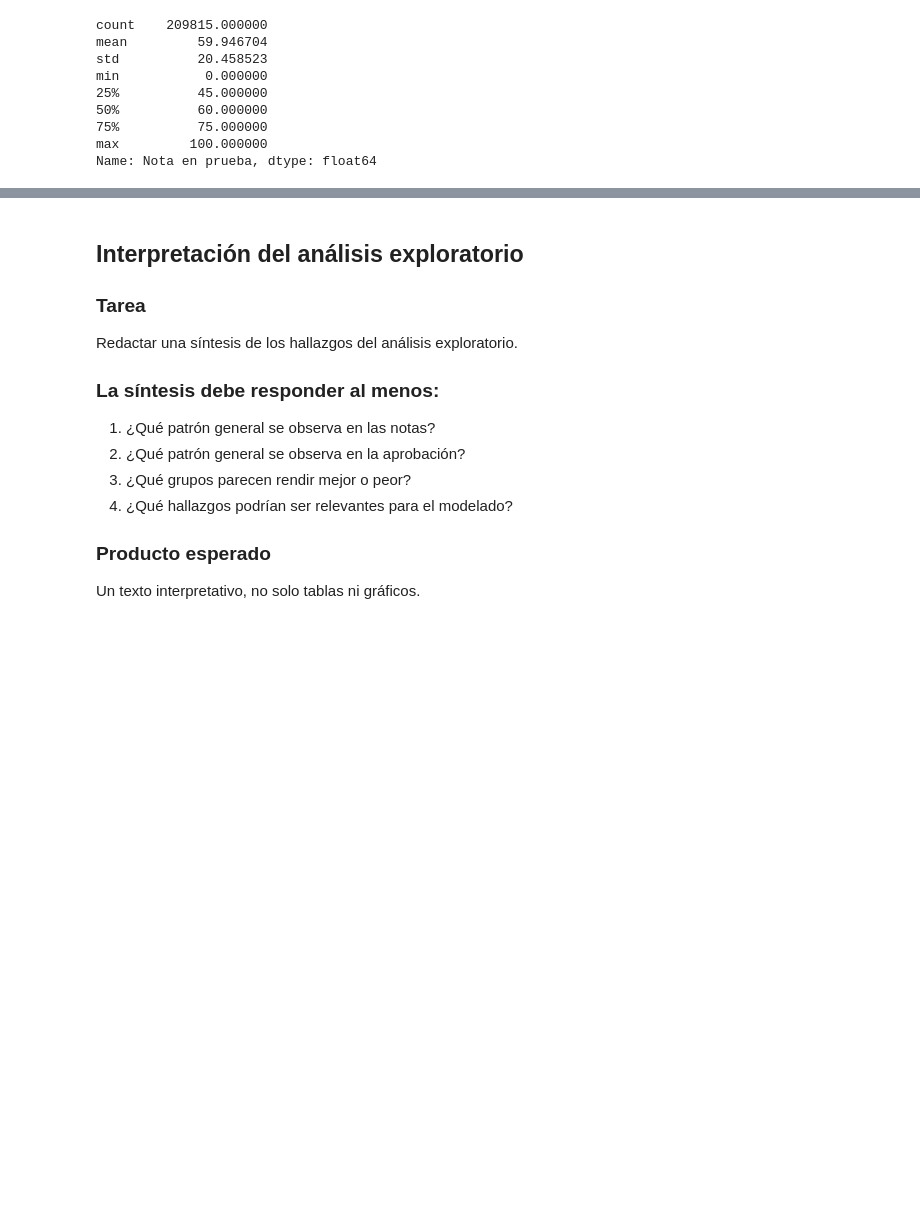
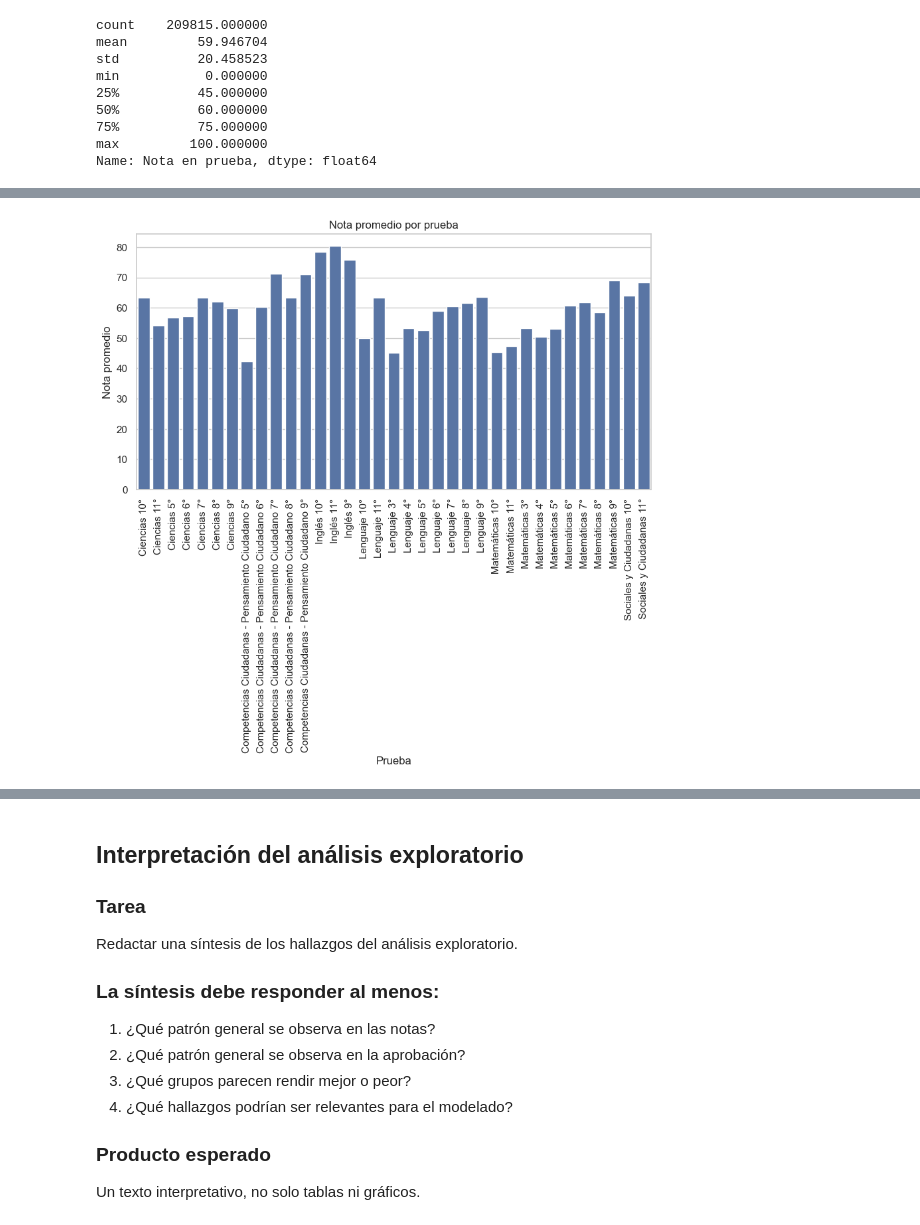
Before and after one commit to RamiroSeb2021/CXAI_M, a Jupyter notebook: Taller_LIME_SHAP_base_real.ipynb, the cells around one changed output, grey strips where cells are left out. Saved outputs shown, nothing was run; the diff lists cells and outputs as text; code cells hidden in the pictures; blank space fills up the shorter version.

```diff
--- a/Taller_LIME_SHAP_base_real.ipynb
+++ b/Taller_LIME_SHAP_base_real.ipynb
@@ -282,0 +320,16 @@ plt.show()
+# %%
+nota_prueba = df.groupby("Prueba")["Nota en prueba"].mean().reset_index()
+
+plt.figure(figsize=(10,5))
+
+sns.barplot(data=nota_prueba, x="Prueba", y="Nota en prueba")
+
+plt.xticks(rotation=90)
+
+plt.title("Nota promedio por prueba")
+plt.xlabel("Prueba")
+plt.ylabel("Nota promedio")
+
+plt.show()
+# %% [output]
+[figure, added]
```
Also changed, not shown: parts of 12 cells of this notebook.
